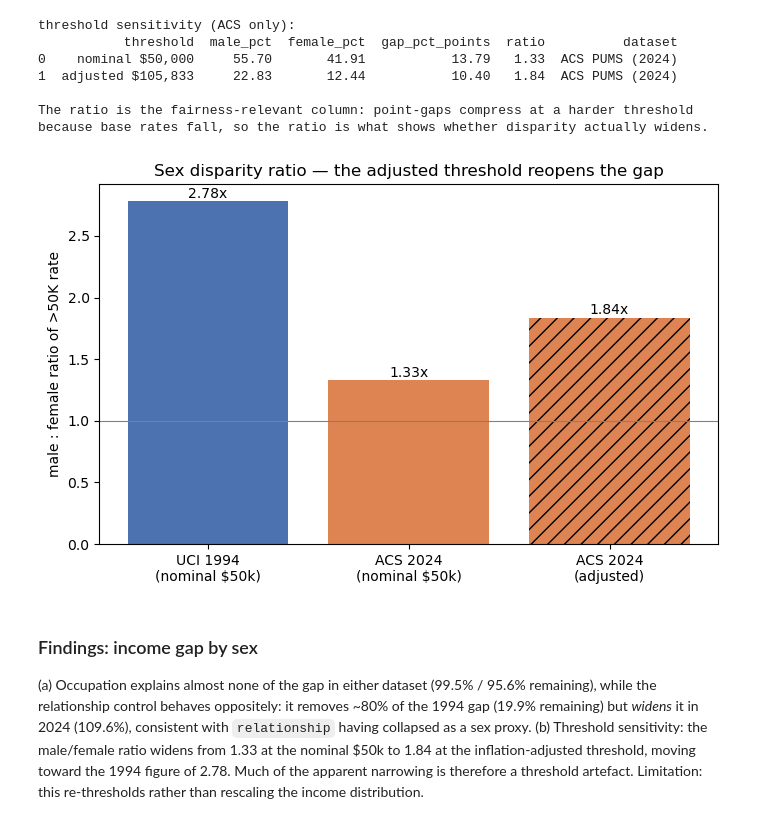
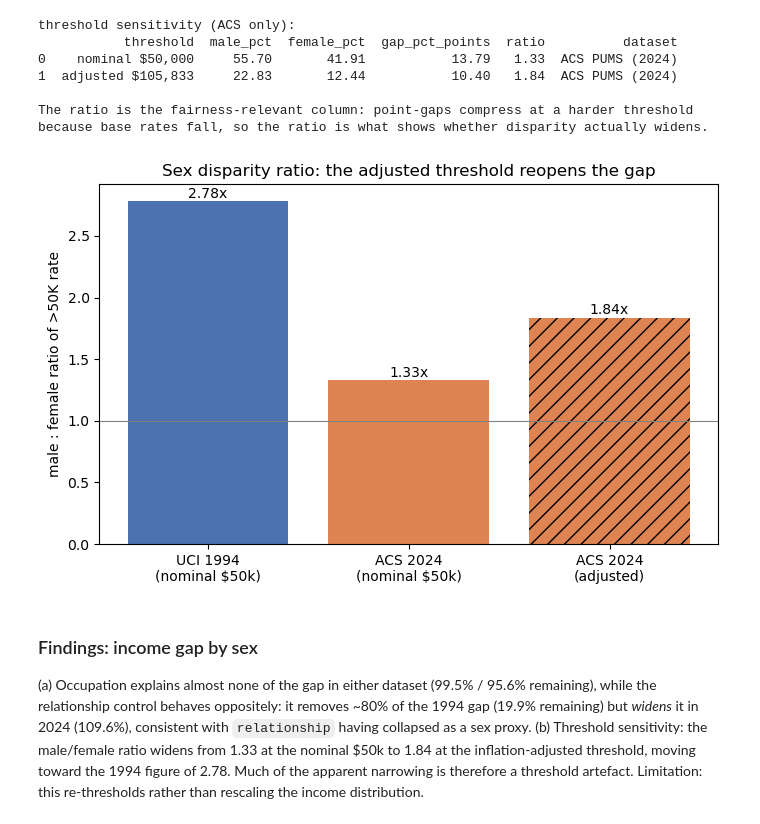
Before and after one commit to hsenthilvel/ML-Bias-Fairness-Census, a Jupyter notebook: notebooks/03_comparison_eda.ipynb, the cells around one changed output. Saved outputs shown, nothing was run; the diff lists cells and outputs as text; code cells hidden in the pictures.

```diff
--- a/notebooks/03_comparison_eda.ipynb
+++ b/notebooks/03_comparison_eda.ipynb
@@ -182,27 +182,27 @@ because base rates fall, so the ratio is what shows whether disparity actually w
 # %%
 # Sex ratio comparison: UCI raw, ACS nominal, ACS inflation-adjusted.
 # UCI raw ratio (2.78) is stated from the notebook 01 summary; the ACS ratios are read above.
 uci_ratio = 2.78
 acs_nominal_ratio = sensitivity.loc[sensitivity["threshold"].str.contains("nominal"), "ratio"].iloc[0]
 acs_adj_ratio = sensitivity.loc[sensitivity["threshold"].str.contains("adjusted"), "ratio"].iloc[0]
 
 labels = ["UCI 1994\n(nominal $50k)", "ACS 2024\n(nominal $50k)", "ACS 2024\n(adjusted)"]
 ratios = [uci_ratio, acs_nominal_ratio, acs_adj_ratio]
 bar_colours = [COLOURS["UCI Adult (1994)"], COLOURS["ACS PUMS (2024)"], COLOURS["ACS PUMS (2024)"]]
 
 fig, ax = plt.subplots(figsize=(7, 4.5))
 bars = ax.bar(labels, ratios, color=bar_colours)
 bars[2].set_hatch("//")  # mark the adjusted bar as the sensitivity check
 ax.axhline(1.0, color="grey", linewidth=0.8)
 ax.set_ylabel("male : female ratio of >50K rate")
-ax.set_title("Sex disparity ratio — the adjusted threshold reopens the gap")
+ax.set_title("Sex disparity ratio: the adjusted threshold reopens the gap")
 for i, v in enumerate(ratios):
     ax.text(i, v + 0.03, f"{v:.2f}x", ha="center")
 plt.tight_layout()
 plt.savefig(f"{FIGURES_DIR}/sex_ratio_comparison.png", dpi=150)
 plt.show()
 # %% [output]
-[figure, old version]
+[figure, new version]
 # %% [markdown]
 ### Findings: income gap by sex
 
```
Also changed, not shown: parts of 4 cells of this notebook, 5 other files.
